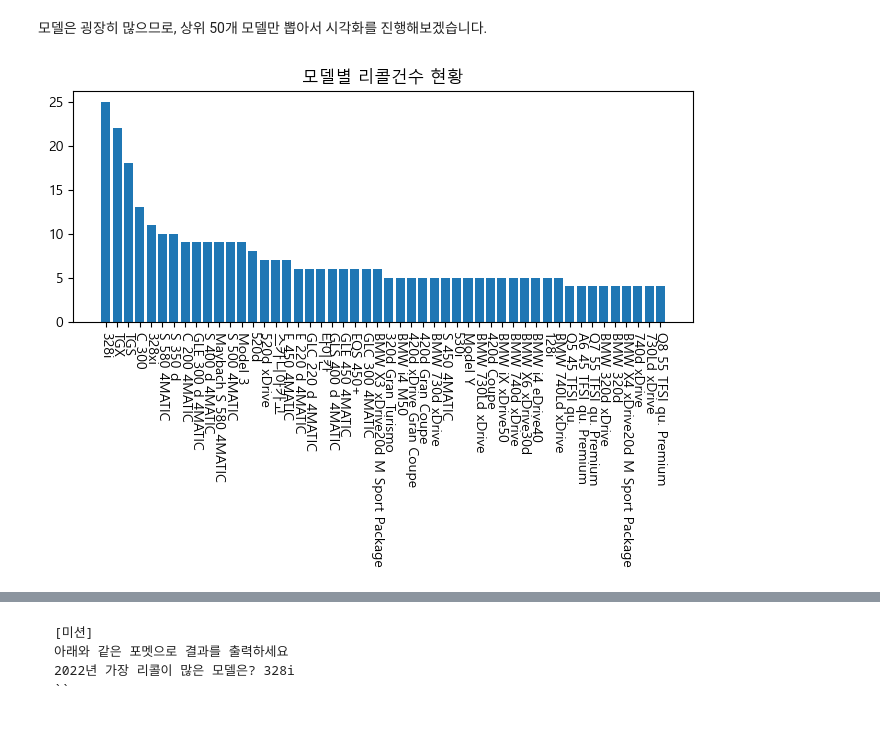
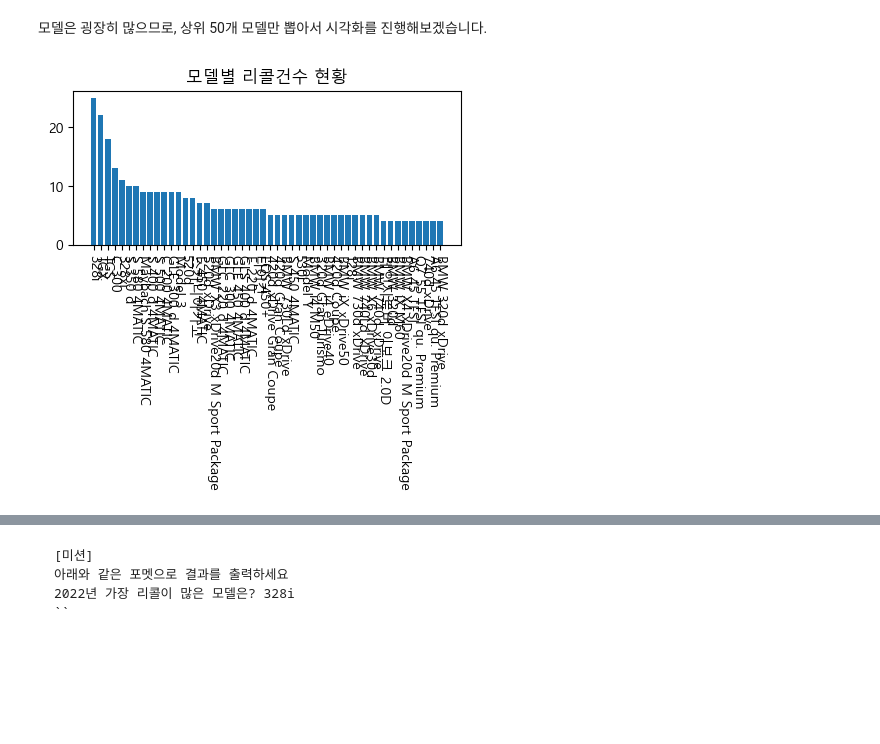
Before and after one commit to jeonggram23/data_study, a Jupyter notebook: 0.데이터분석복습/1.자동차리콜데이터분석/1.자동차리콜데이터분석_matplotlib_2022 v.0.ipynb, the cells around one changed output, grey strips where cells are left out. Cells and saved outputs as stored; diff of their text form; code cells hidden in the pictures; blank space fills up the shorter version.

```diff
--- a/0.데이터분석복습/1.자동차리콜데이터분석/1.자동차리콜데이터분석_matplotlib_2022.ipynb
+++ b/0.데이터분석복습/1.자동차리콜데이터분석/1.자동차리콜데이터분석_matplotlib_2022 v.0.ipynb
@@ -424,4 +401,4 @@ df.head(3)
 # %% [markdown]
 차량 모델별 리콜 건수 분포를 막대 그래프로 확인해보겠습니다.
 # %%
-tmp = df.groupby('차명').size().sort_values(ascending=False).to_frame('count').head(50)
+df.groupby('차명').size().sort_values(ascending=False).to_frame('count').head(50)
@@ -430,11 +426,11 @@ tmp = df.groupby('차명').size().sort_values(ascending=False).to_frame('count')
 # %%
 x = tmp.index
 y = tmp['count']
-plt.figure(figsize=(8,3))   # 스케치북 그리고
+plt.figure(figsize=(5,2))   # 스케치북 그리고
 plt.bar(x=x,height=y)       # bar 차트에 x, y 값 할당
 plt.xticks(rotation=270)    # x축 이름 회전
 plt.title('모델별 리콜건수 현황') # 차트 제목 쓰고
 plt.show()
 # %% [output]
-[figure, old version]
+[figure, new version]
 # %%
```
Also changed, not shown: parts of 13 cells of this notebook, 1 other file.
